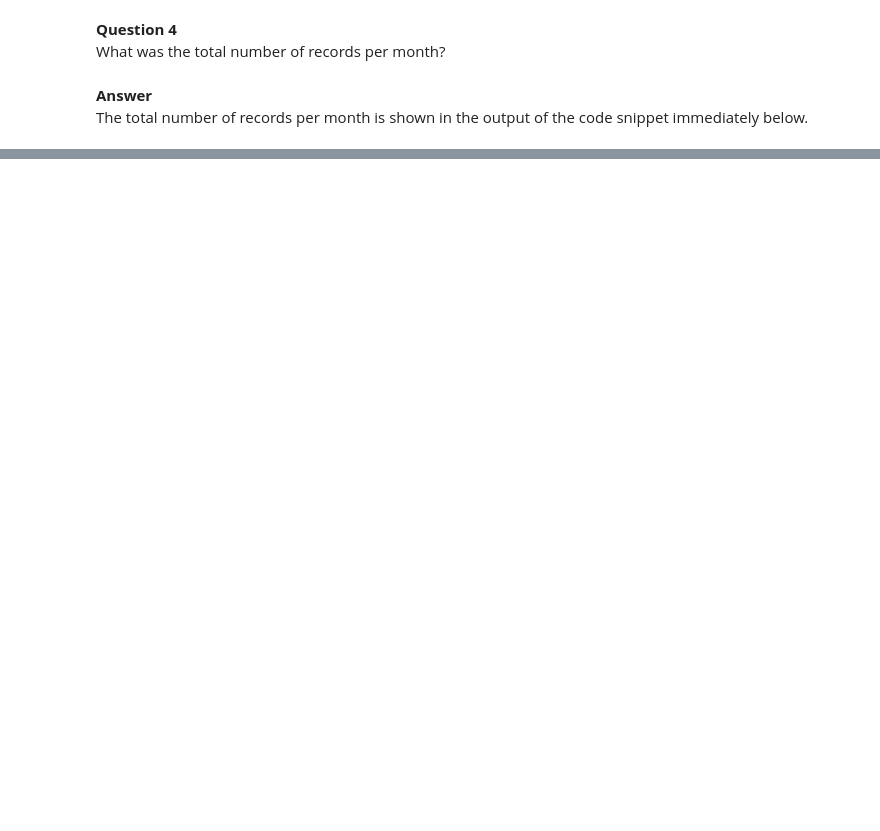
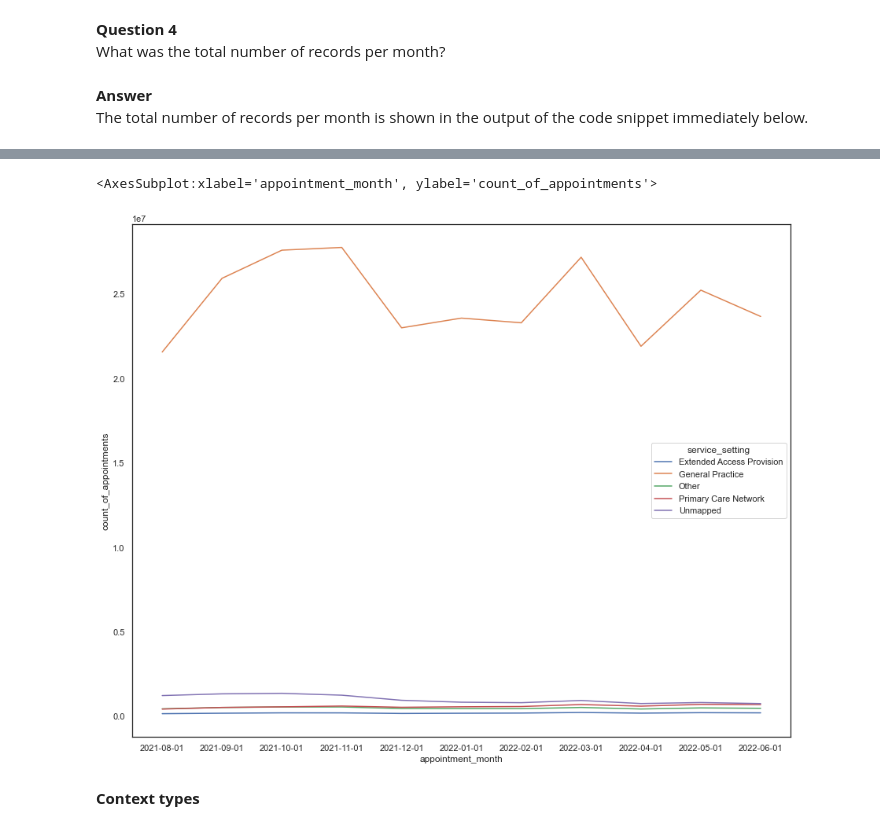
Before and after one commit to andreas-yiallouros/LSE_DA_Course_NHS_GP_Appointments, a Jupyter notebook: Yiallouros_Andreas_DA201_Assignment_Notebook.ipynb, the cells around one changed output, grey strips where cells are left out. Drawn from its saved outputs; the diff is of its cells as text; code cells hidden in the pictures; blank space fills up the shorter version.

Commit message:
Added Activity 4 - visualise and identify trends

```diff
--- a/Yiallouros_Andreas_DA201_Assignment_Notebook.ipynb
+++ b/Yiallouros_Andreas_DA201_Assignment_Notebook.ipynb
@@ -1016,0 +1101,6 @@ Name: appointment_month, dtype: int64
+# %%
+# Set figure size.
+sns.set(rc={'figure.figsize':(15, 12)})
+
+# Set the plot style as white.
+sns.set_style('white')
@@ -1016,0 +1121,3 @@ Name: appointment_month, dtype: int64
+# %%
+# Change the data type of the appointment month to string to allow for easier plotting.
+df_national_categories['appointment_month'] = df_national_categories['appointment_month'].astype(str)
@@ -1016,0 +1137,16 @@ Name: appointment_month, dtype: int64
+# %%
+# Aggregate on monthly level and determine the sum of appointments per service setting per month.
+month_and_setting_group = df_national_categories.groupby(['appointment_month', 'service_setting'])
+apnts_by_month_and_setting = month_and_setting_group['count_of_appointments'].sum().reset_index()
+# %%
+# Create lineplot for number of appointments by month and service setting.
+sns.lineplot(data=apnts_by_month_and_setting,
+             x='appointment_month',
+             y='count_of_appointments',
+             hue='service_setting',
+             ci=None)
+# %% [output]
+<AxesSubplot:xlabel='appointment_month', ylabel='count_of_appointments'>
+[figure, added]
+# %% [markdown]
+**Context types**
```
Also changed, not shown: parts of 80 cells of this notebook.
